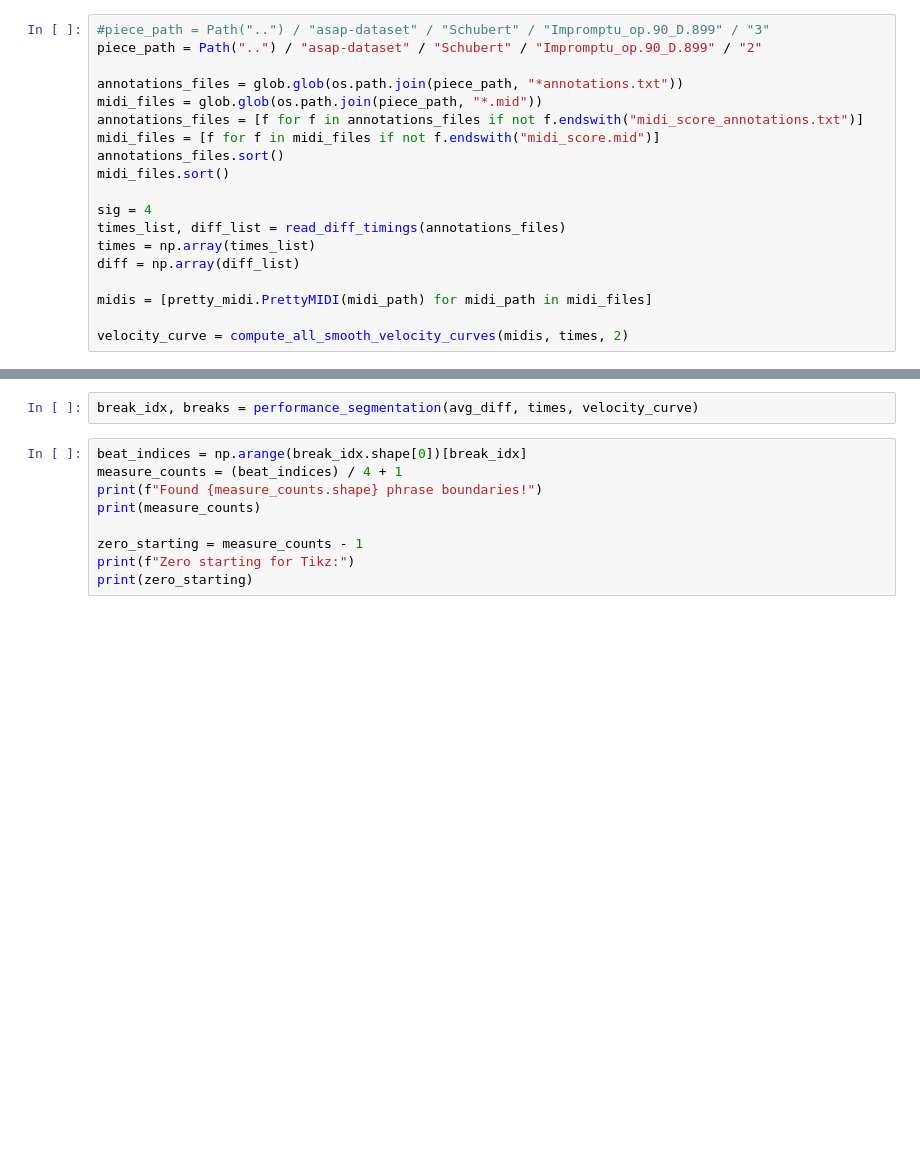
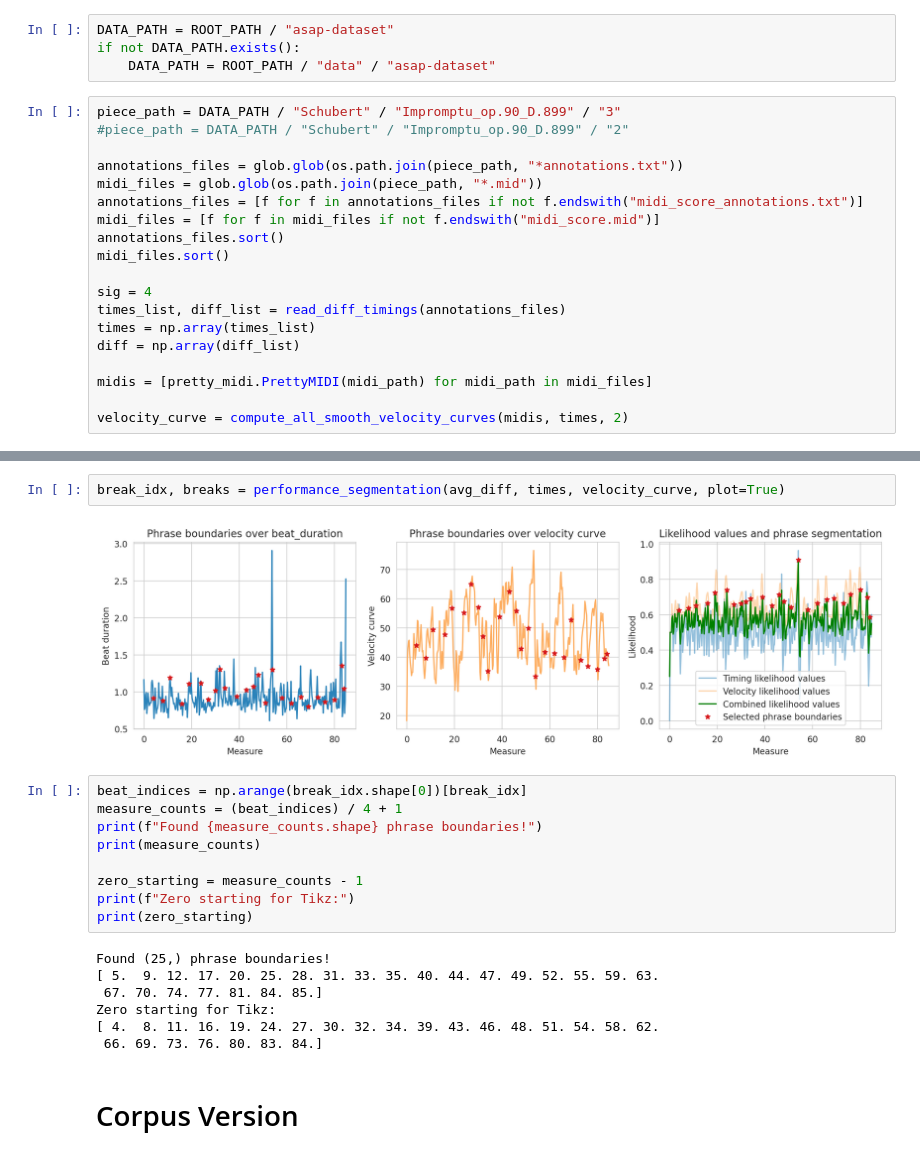
Before and after one commit to TalosSources/digital_musicology_homework_3, a Jupyter notebook: src/taskC1.ipynb, the cells around one changed output, grey strips where cells are left out. Saved outputs shown, nothing was run; the diff lists cells and outputs as text; blank space fills up the shorter version.

Commit message:
Update plot funcs for perf version

```diff
--- a/src/taskC1.ipynb
+++ b/src/taskC1.ipynb
@@ -37,6 +42,10 @@ sns.set_style("whitegrid")
+# %%
+DATA_PATH = ROOT_PATH / "asap-dataset"
+if not DATA_PATH.exists():
+    DATA_PATH = ROOT_PATH / "data" / "asap-dataset"
 # %%
-#piece_path = Path("..") / "asap-dataset" / "Schubert" / "Impromptu_op.90_D.899" / "3"
-piece_path = Path("..") / "asap-dataset" / "Schubert" / "Impromptu_op.90_D.899" / "2"
+piece_path = DATA_PATH / "Schubert" / "Impromptu_op.90_D.899" / "3"
+#piece_path = DATA_PATH / "Schubert" / "Impromptu_op.90_D.899" / "2"
 
 annotations_files = glob.glob(os.path.join(piece_path, "*annotations.txt"))
 midi_files = glob.glob(os.path.join(piece_path, "*.mid"))
@@ -60,5 +71,7 @@ plot_avg_diff(avg_diff, sig)
 # %%
-break_idx, breaks = performance_segmentation(avg_diff, times, velocity_curve)
+break_idx, breaks = performance_segmentation(avg_diff, times, velocity_curve, plot=True)
+# %% [output]
+[figure, added]
 # %%
 beat_indices = np.arange(break_idx.shape[0])[break_idx]
 measure_counts = (beat_indices) / 4 + 1
@@ -68,3 +81,12 @@ print(measure_counts)
 zero_starting = measure_counts - 1
 print(f"Zero starting for Tikz:")
 print(zero_starting)
+# %% [output]
+Found (25,) phrase boundaries!
+[ 5.  9. 12. 17. 20. 25. 28. 31. 33. 35. 40. 44. 47. 49. 52. 55. 59. 63.
+ 67. 70. 74. 77. 81. 84. 85.]
+Zero starting for Tikz:
+[ 4.  8. 11. 16. 19. 24. 27. 30. 32. 34. 39. 43. 46. 48. 51. 54. 58. 62.
+ 66. 69. 73. 76. 80. 83. 84.]
+# %% [markdown]
+# Corpus Version
```
Also changed, not shown: parts of 6 cells of this notebook, 6 other files.
